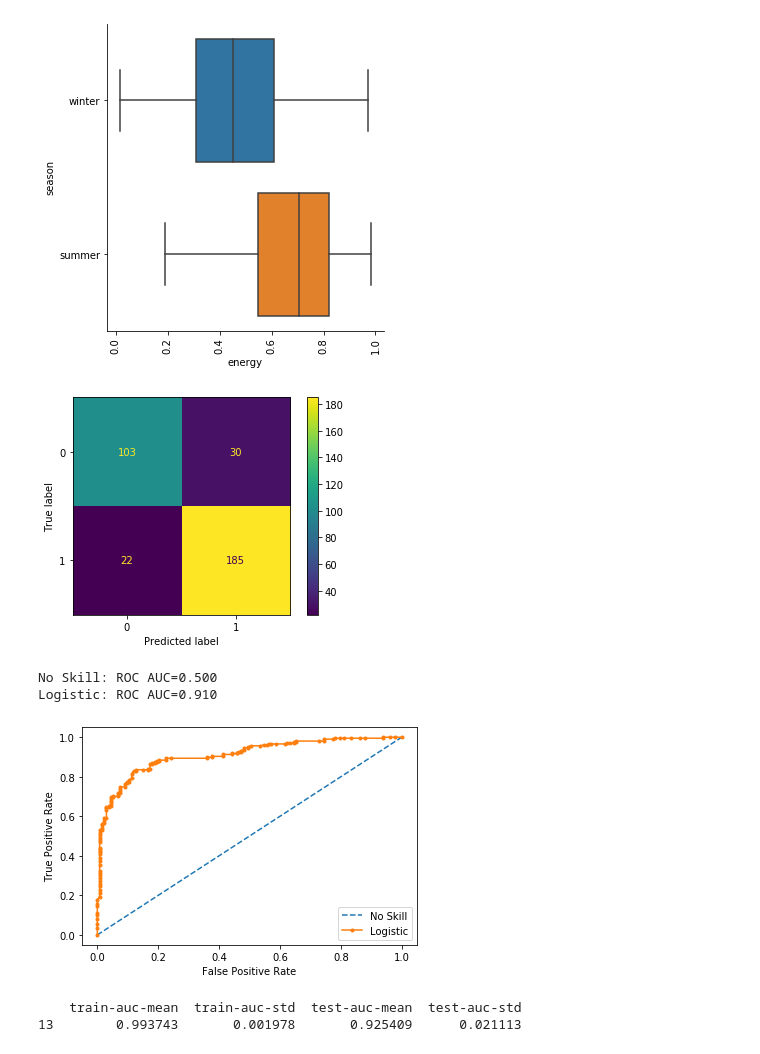
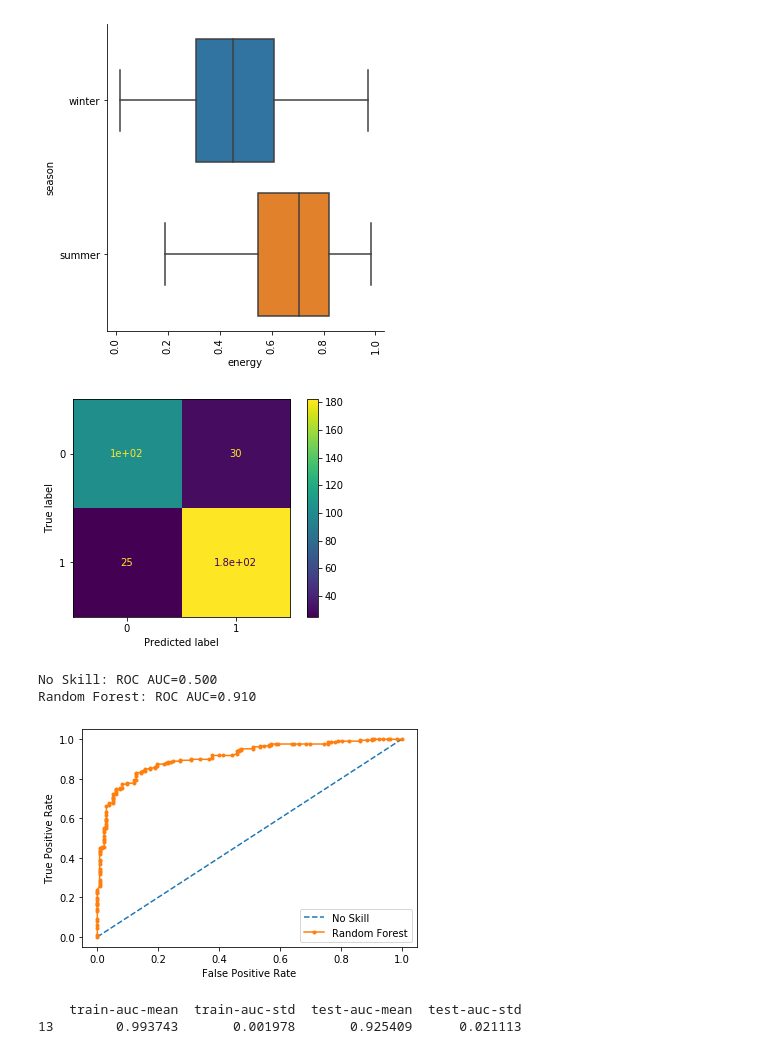
Before and after one commit to teehim/playlist_separator, a Jupyter notebook: track.ipynb, the cells around one changed output. Cells and saved outputs as stored; diff of their text form; code cells hidden in the pictures.

Commit message:
finished all model

```diff
--- a/track.ipynb
+++ b/track.ipynb
@@ -39,19 +38,23 @@ track_df.drop("pitches", axis=1, inplace=True)
 
 track_df['release_date'] = pd.to_numeric(track_df['release_date'].str.split('-',expand=True)[1])
 track_df.dropna(subset=['release_date'], inplace=True)
-season = track_df['season']
-track_df.drop("season", axis=1, inplace=True)
+
+# track_df.drop("season", axis=1, inplace=True)
 track_df = pd.DataFrame(track_df,columns=track_df.columns)
 # track_df = track_df[['energy','loudness','valence','acousticness','tempo']]
-track_df['season'] = season.values
+# track_df['season'] = season.values
 # graph = sns.catplot(y='popularity', kind="box", dodge=False, data=track_df, col='season')
 # graph.set_xticklabels(rotation=90)
 # plt.show()
 track_df['season'] = track_df['season'].replace('autumn','winter')
 track_df['season'] = track_df['season'].replace('rainy','winter')
 track_df['season'] = track_df['season'].replace('spring','summer')
+season = track_df['season']
 track_df.isna().sum()
+print(season)
 season = season.astype('category')
 season = season.cat.codes
+print(season)
+
 track_df.columns
 # %% [output]
@@ -139,7 +159,7 @@ from matplotlib import pyplot
 X_train, X_test, y_train, y_test = train_test_split(track_df_out, season, test_size=0.30, random_state=33)
 ns_probs = [0 for _ in range(len(y_test))]
 # knn = KNeighborsClassifier(algorithm='brute', n_neighbors=95, p=1, weights='distance')
-rf = RandomForestClassifier(bootstrap=False, ccp_alpha=0.0, class_weight=None,
+rf = RandomForestClassifier(bootstrap=True, ccp_alpha=0.0, class_weight=None,
                        criterion='gini', max_depth=343, max_features='log2',
                        max_leaf_nodes=None, max_samples=None,
                        min_impurity_decrease=0.0, min_impurity_split=None,
@@ -157,39 +177,39 @@ lr_probs = model.predict_proba(X_test)
 plot_confusion_matrix(model, X_test, y_test)
 plt.show()
 lr_probs = lr_probs[:, 1]
 ns_auc = roc_auc_score(y_test, ns_probs)
 lr_auc = roc_auc_score(y_test, lr_probs)
 
 print('No Skill: ROC AUC=%.3f' % (ns_auc))
-print('Logistic: ROC AUC=%.3f' % (lr_auc))
+print('Random Forest: ROC AUC=%.3f' % (lr_auc))
 
 ns_fpr, ns_tpr, _ = roc_curve(y_test, ns_probs)
 lr_fpr, lr_tpr, _ = roc_curve(y_test, lr_probs)
 
 pyplot.plot(ns_fpr, ns_tpr, linestyle='--', label='No Skill')
-pyplot.plot(lr_fpr, lr_tpr, marker='.', label='Logistic')
+
+pyplot.plot(lr_fpr, lr_tpr, marker='.', label='Random Forest')
 
 pyplot.xlabel('False Positive Rate')
 pyplot.ylabel('True Positive Rate')
 
 pyplot.legend()
 
 pyplot.show()
 
-pickle.dump(model, open('tone.model','wb'))
 # fdf = pd.DataFrame(rf.feature_importances_, index=X_train.columns, columns=['imp'])
 # fdf = fdf.sort_values(by='imp', ascending=False)
 
 # features = []
 # for feature in zip(X_train.columns, rf.feature_importances_):
 #     features.append(feature[1])
 
 # print(fdf)
 # %% [output]
-[figure, old version]
+[figure, new version]
 No Skill: ROC AUC=0.500
-Logistic: ROC AUC=0.910
+Random Forest: ROC AUC=0.910
-[figure, old version]
+[figure, new version]
 # %%
 import xgboost as xgb
 X_train, X_test, y_train, y_test = train_test_split(track_df_out, season, test_size=0.30, random_state=33, stratify=season)
```
Also changed, not shown: parts of 7 cells of this notebook, 7 other files.
